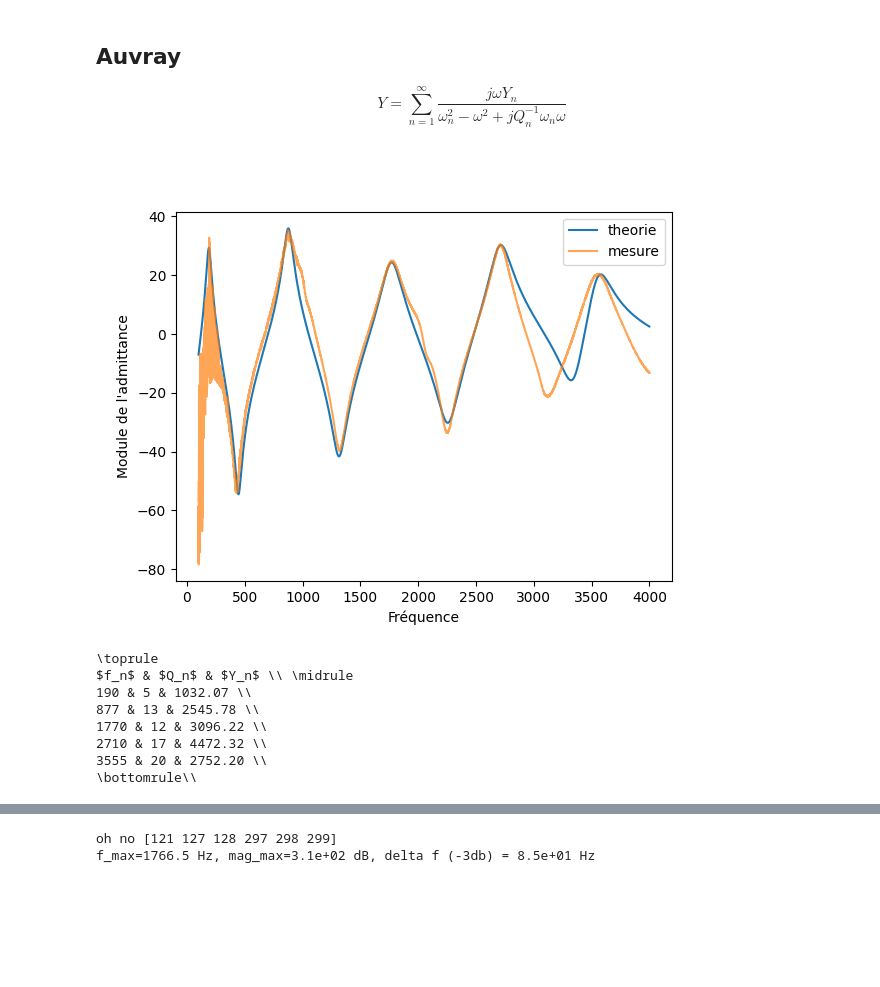
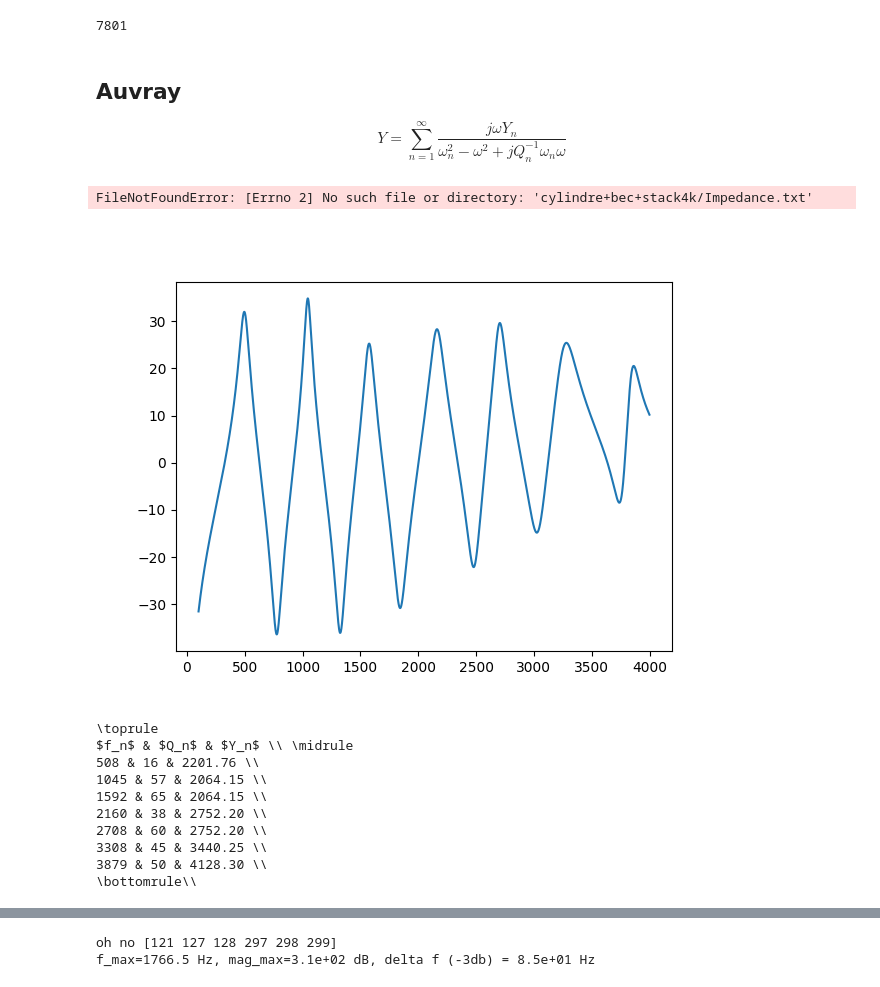
Before and after one commit to estevep/TP-Acoustique-ATIAM, a Jupyter notebook: vents/tp.ipynb, the cells around one changed output, grey strips where cells are left out. Drawn from its saved outputs; the diff is of its cells as text; code cells hidden in the pictures; blank space fills up the shorter version.

```diff
--- a/vents/tp.ipynb
+++ b/vents/tp.ipynb
@@ -61,4 +61,8 @@ print("peaks theorie", f[peaks_theo])
 peaks theorie [ 452 1362 2272 3184]
+# %%
+len(freq)
+# %% [output]
+7801
 # %% [markdown]
 ## Auvray
 
@@ -85,9 +89,9 @@ Z_c = rho_0 * c / S # S = S_m = mouth surface
 Y_c = 1/Z_c
 
 # Cylindre + stack safe
-Q_n = np.array([5, 13, 12, 17, 20])
-f_n = np.array([190, 877, 1770, 2710, 3555])
-Y_n = Y_c * np.array([1.5e9, 3.7e9, 4.5e9, 6.5e9, 4e9])
+# Q_n = np.array([5, 13, 12, 17, 20])
+# f_n = np.array([190, 877, 1770, 2710, 3555])
+# Y_n = Y_c * np.array([1.5e9, 3.7e9, 4.5e9, 6.5e9, 4e9])
 
 # Cylindre
 # Q_n = np.array([8, 75, 70, 50, 50])
@@ -100,42 +104,43 @@ Y_n = Y_c * np.array([1.5e9, 3.7e9, 4.5e9, 6.5e9, 4e9])
 # Y_n = Y_c * np.array([3.2e9, 3e9, 3e9, 4e9, 4e9, 5e9, 6e9])
 
 # Cylindre + bec+ stack (sans le 1er pic bruité)
-# Q_n = np.array([7, 20, 20, 20, 30, 20, 40])
-# f_n = np.array([498, 1045, 1575, 2161, 2702, 3265, 3845])
-# Y_n = Y_c * np.array([3.2e9, 2.7e9, 2.5e9, 4e9, 3.5e9, 5e9, 2e9])
+Q_n = np.array([7, 20, 20, 20, 30, 20, 40])
+f_n = np.array([498, 1045, 1575, 2161, 2702, 3265, 3845])
+Y_n = Y_c * np.array([3.2e9, 2.7e9, 2.5e9, 4e9, 3.5e9, 5e9, 2e9])
 
 w_n = 2 * np.pi * f_n
 w = 2 * np.pi * f_theorie
 
 Y = np.sum([
     1j * w * Y_n[n] /(w_n[n]**2 - w**2 + 1j * 1/Q_n[n] * w_n[n] * w) for n in range(len(w_n))], axis=0
 )
 
 plt.figure()
 plt.plot(f_theorie, 20*np.log(np.abs(Y)), label="theorie")
 def load_capteurz(filename):
     s = open(filename).read().splitlines()
     freq = []
     data = []
     for l in s:
         f, real, imag = [float(i) for i in l.replace(",", ".").split()]
         freq.append(f)
         data.append(real+imag*1j)
 
 
     return np.array(freq), np.array(data)
 
-freq, imp = load_capteurz("cylindre+stack4k/Impedance.txt")
+freq, imp = load_capteurz("cylindre+stack+bec4k/Impedance.txt")
 adm = 1/imp
 # plt.plot(freq, 20*np.log(abs(imp/max(imp))), label="mesure")
 plt.plot(freq, 20*np.log(abs(adm)), label="mesure", alpha=.7)
 plt.ylabel("Module de l'admittance")
 plt.xlabel("Fréquence")
 plt.title("")
 plt.legend()
 plt.show()
 # %% [output]
+FileNotFoundError: [Errno 2] No such file or directory: 'cylindre+bec+stack4k/Impedance.txt'
-[figure, old version]
+[figure, new version]
 # %%
 concatenated_values = [f"{f_n[i]} & {Q_n[i]} & {Y_n[i]:.2f} \\\\" for i in range(len(Q_n))]
 print('\\toprule')
@@ -145,11 +150,13 @@ print('\\bottomrule\\\\')
 # %% [output]
 \toprule
 $f_n$ & $Q_n$ & $Y_n$ \\ \midrule
-190 & 5 & 1032.07 \\
-877 & 13 & 2545.78 \\
-1770 & 12 & 3096.22 \\
-2710 & 17 & 4472.32 \\
-3555 & 20 & 2752.20 \\
+508 & 16 & 2201.76 \\
+1045 & 57 & 2064.15 \\
+1592 & 65 & 2064.15 \\
+2160 & 38 & 2752.20 \\
+2708 & 60 & 2752.20 \\
+3308 & 45 & 3440.25 \\
+3879 & 50 & 4128.30 \\
 \bottomrule\\
 # %%
 plt.figure()
```
Also changed, not shown: parts of 2 cells of this notebook, 4 other files.
